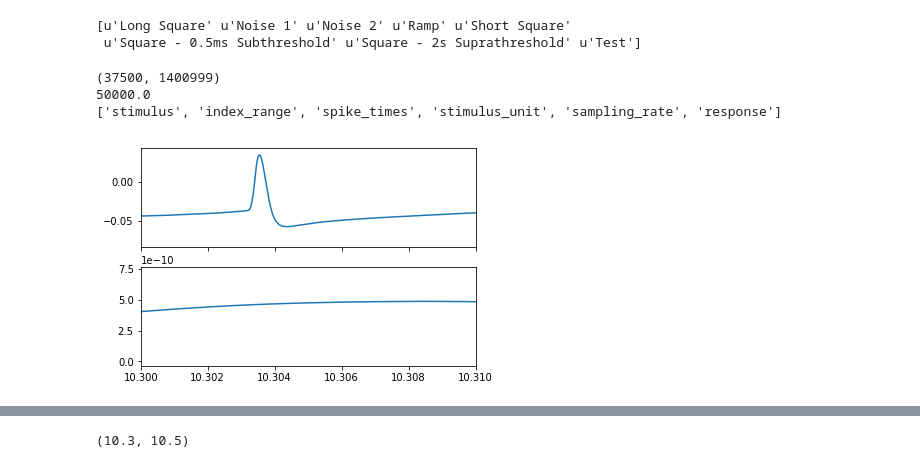
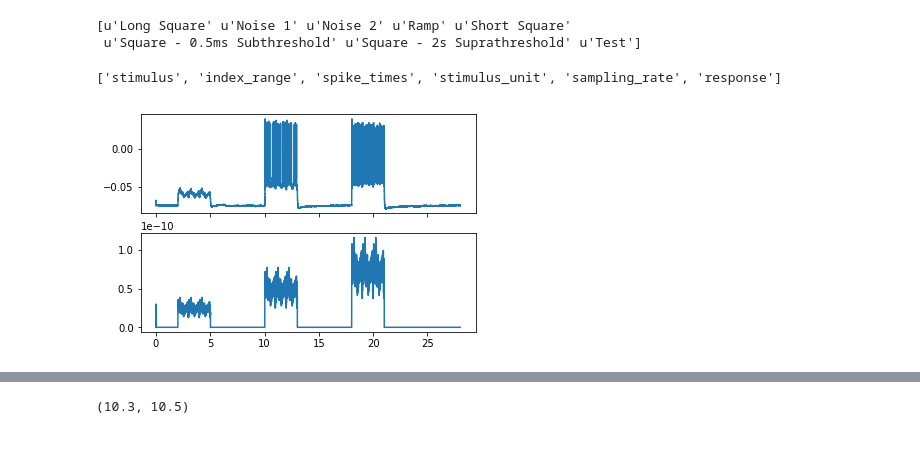
Before and after one commit to zdeblick/fun-con, a Jupyter notebook: CellTypePriors.ipynb, the cells around one changed output, grey strips where cells are left out. Cells and saved outputs as stored; diff of their text form; code cells hidden in the pictures.

```diff
--- a/CellTypePriors.ipynb
+++ b/CellTypePriors.ipynb
@@ -172,18 +169,16 @@ i=0
 # %%
 
 t = np.arange(0,sweeps[i]['index_range'][1]+1)*1.0/sweeps[i]['sampling_rate']
 fig,ax = plt.subplots(2,1,sharex=True)
 ax[1].plot(t,sweeps[i]['stimulus'])
 ax[0].plot(t,sweeps[i]['response'])
-plt.xlim(10.3,10.31)
-print sweeps[5]['index_range']
-print sweeps[5]['sampling_rate']
-print sweeps[5].keys()
+# plt.xlim(10.3,10.31)
+# print sweeps[5]['index_range']
+# print sweeps[5]['sampling_rate']
+print sweeps[0].keys()
 # %% [output]
-(37500, 1400999)
-50000.0
 ['stimulus', 'index_range', 'spike_times', 'stimulus_unit', 'sampling_rate', 'response']
-[figure, old version]
+[figure, new version]
 # %%
 plt.plot(t,sweeps[i]['stimulus'])
 plt.plot((np.arange(0,binned_stim.shape[1])+0.5)*bin_len,np.squeeze(binned_stim))
```
Also changed, not shown: parts of 17 cells of this notebook, 1 other file.
